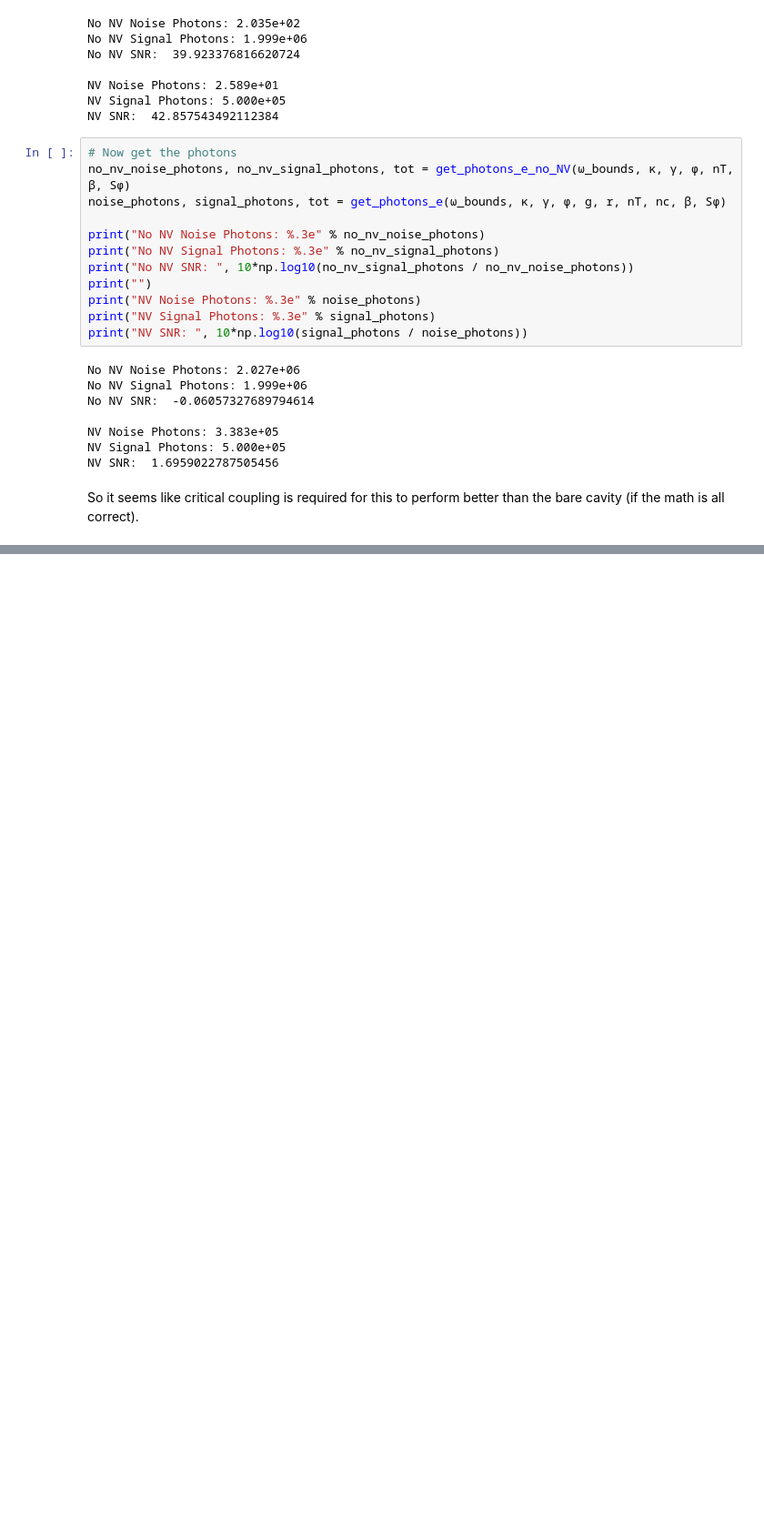
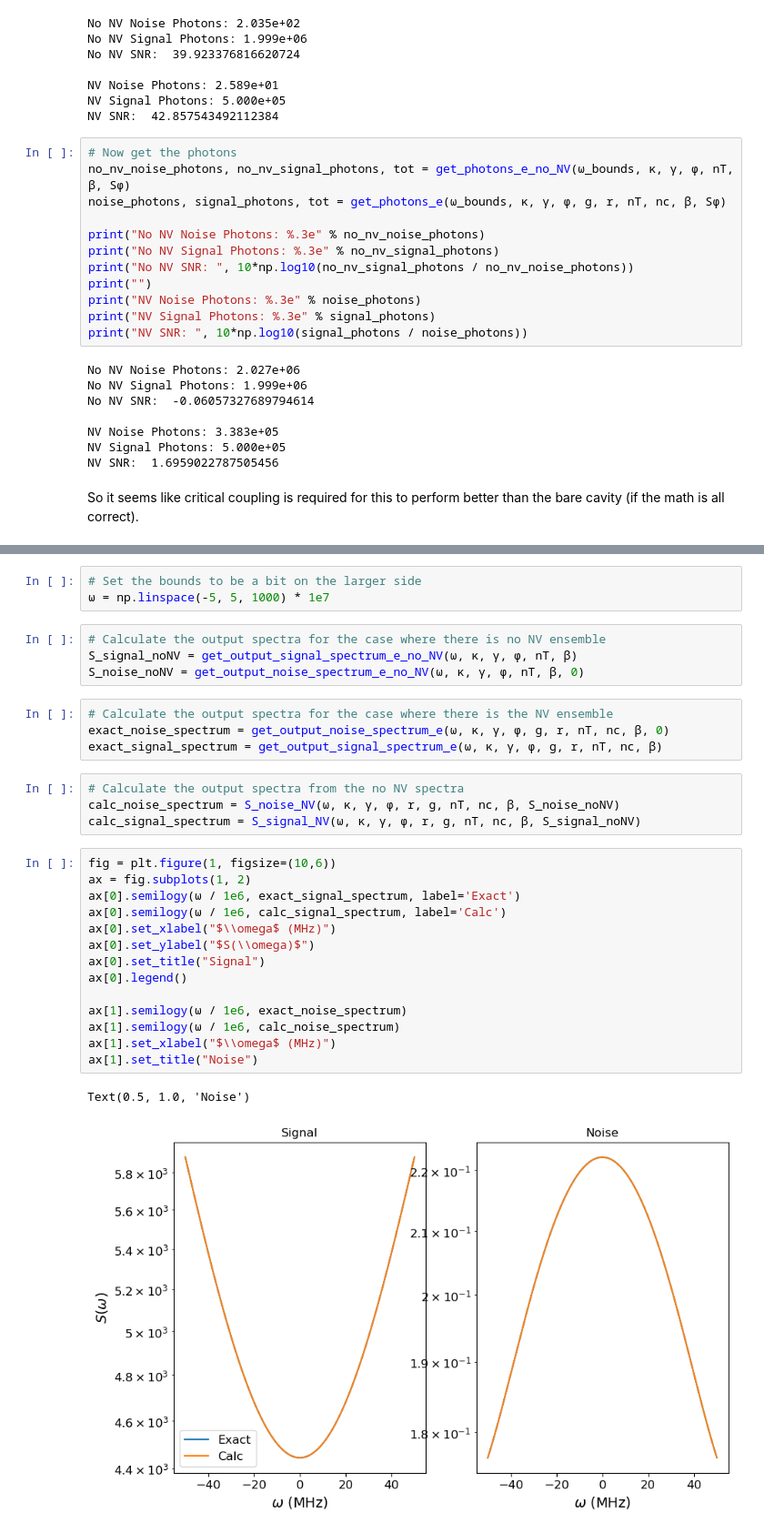
Before and after one commit to jleamer/mode_cooling, a Jupyter notebook: attenuation_calcs.ipynb, the cells around one changed output, grey strips where cells are left out. Shown: that part at 91% size. Saved outputs shown, nothing was run; the diff lists cells and outputs as text; blank space fills up the shorter version.

Commit message:
Implemented some analysis of the output spectrum of the cavity with the NV ensemble in terms of the spectrum of the cavity without.  Doesn't seem all that useful though, unfortunately.

```diff
--- a/attenuation_calcs.ipynb
+++ b/attenuation_calcs.ipynb
@@ -743,0 +780,32 @@ So it seems like critical coupling is required for this to perform better than t
+# %%
+# Set the bounds to be a bit on the larger side
+ω = np.linspace(-5, 5, 1000) * 1e7
+# %%
+# Calculate the output spectra for the case where there is no NV ensemble
+S_signal_noNV = get_output_signal_spectrum_e_no_NV(ω, κ, γ, ϕ, nT, β)
+S_noise_noNV = get_output_noise_spectrum_e_no_NV(ω, κ, γ, ϕ, nT, β, 0)
+# %%
+# Calculate the output spectra for the case where there is the NV ensemble
+exact_noise_spectrum = get_output_noise_spectrum_e(ω, κ, γ, ϕ, g, r, nT, nc, β, 0)
+exact_signal_spectrum = get_output_signal_spectrum_e(ω, κ, γ, ϕ, g, r, nT, nc, β)
+# %%
+# Calculate the output spectra from the no NV spectra
+calc_noise_spectrum = S_noise_NV(ω, κ, γ, ϕ, r, g, nT, nc, β, S_noise_noNV)
+calc_signal_spectrum = S_signal_NV(ω, κ, γ, ϕ, r, g, nT, nc, β, S_signal_noNV)
+# %%
+fig = plt.figure(1, figsize=(10,6))
+ax = fig.subplots(1, 2)
+ax[0].semilogy(ω / 1e6, exact_signal_spectrum, label='Exact')
+ax[0].semilogy(ω / 1e6, calc_signal_spectrum, label='Calc')
+ax[0].set_xlabel("$\\omega$ (MHz)")
+ax[0].set_ylabel("$S(\\omega)$")
+ax[0].set_title("Signal")
+ax[0].legend()
+
+ax[1].semilogy(ω / 1e6, exact_noise_spectrum)
+ax[1].semilogy(ω / 1e6, calc_noise_spectrum)
+ax[1].set_xlabel("$\\omega$ (MHz)")
+ax[1].set_title("Noise")
+# %% [output]
+Text(0.5, 1.0, 'Noise')
+[figure, added]
```
Also changed, not shown: parts of 5 cells of this notebook.
